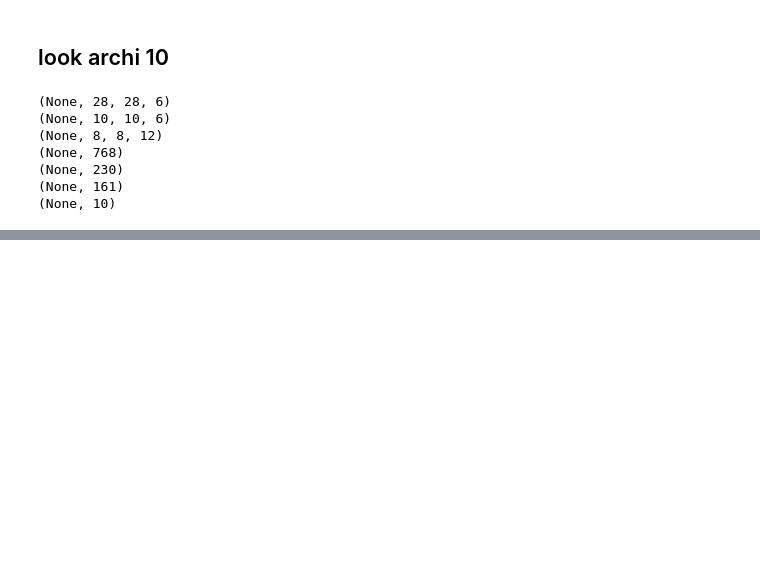
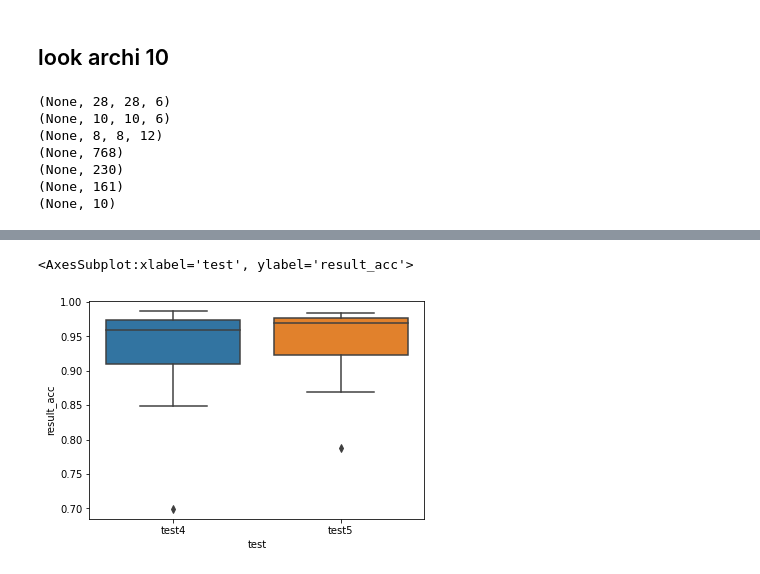
Before and after one commit to AntoineGr1/Memoire_code, a Jupyter notebook: analys_architecture.ipynb, the cells around one changed output, grey strips where cells are left out. Saved outputs shown, nothing was run; the diff lists cells and outputs as text; code cells hidden in the pictures; blank space fills up the shorter version.

```diff
--- a/analys_architecture.ipynb
+++ b/analys_architecture.ipynb
@@ -326,0 +402,5 @@ for layer in model.layers:
+# %%
+sns.boxplot(y='result_acc', x='test', data=test4vs5)
+# %% [output]
+<AxesSubplot:xlabel='test', ylabel='result_acc'>
+[figure, added]
```
Also changed, not shown: parts of 18 cells of this notebook.
